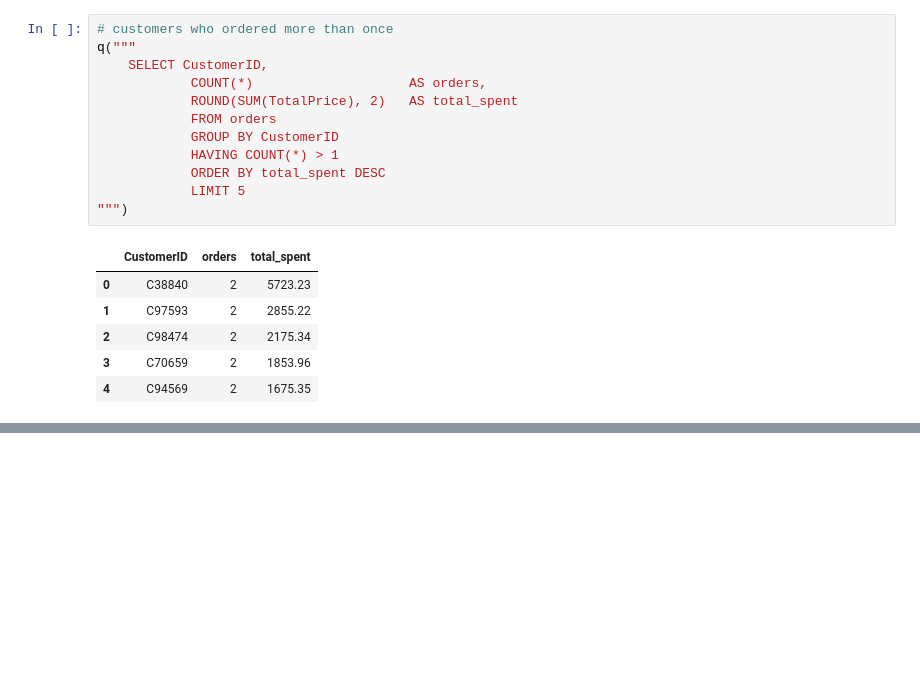
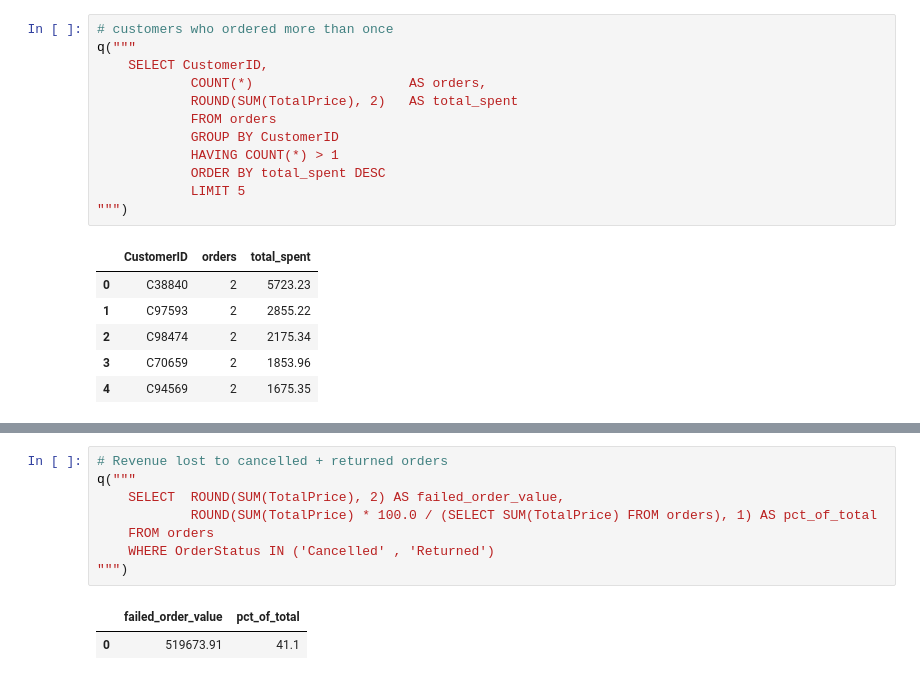
Before and after one commit to nasirali2024ag5310-arch/decodelabs-internship-project3, a Jupyter notebook: SQL_Project3.ipynb, the cells around one changed output, grey strips where cells are left out. Saved outputs shown, nothing was run; the diff lists cells and outputs as text; blank space fills up the shorter version.

```diff
--- a/SQL_Project3.ipynb
+++ b/SQL_Project3.ipynb
@@ -340,0 +379,11 @@ q("""
+# %%
+# Revenue lost to cancelled + returned orders
+q("""
+    SELECT  ROUND(SUM(TotalPrice), 2) AS failed_order_value,
+            ROUND(SUM(TotalPrice) * 100.0 / (SELECT SUM(TotalPrice) FROM orders), 1) AS pct_of_total
+    FROM orders
+    WHERE OrderStatus IN ('Cancelled' , 'Returned')
+""")
+# %% [output]
+|  | failed_order_value | pct_of_total |
+| 0 | 519673.91 | 41.1 |
```
Also changed, not shown: parts of 2 cells of this notebook, 1 other file.
